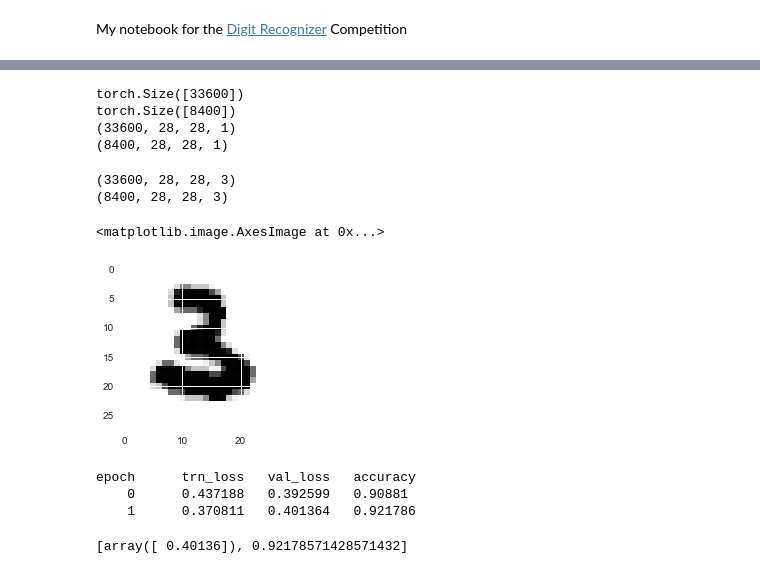
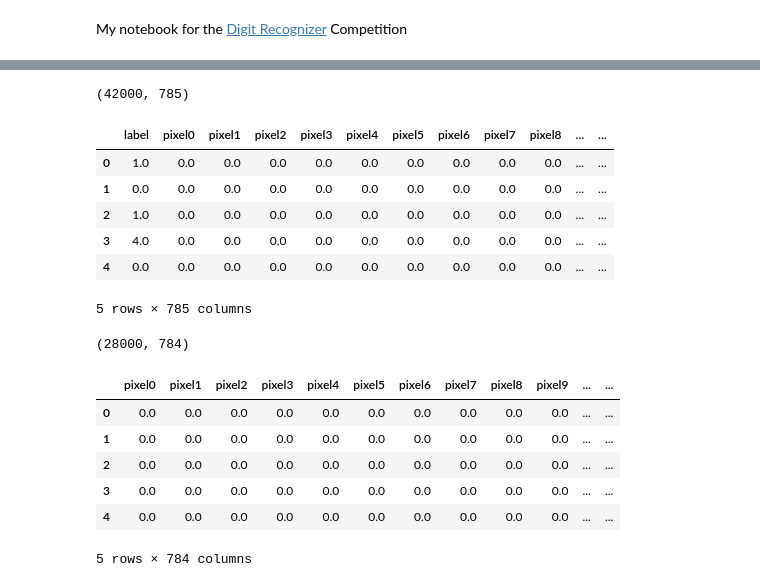
Before and after one commit to iacutone/kaggle, a Jupyter notebook: digit-recognizer/digit-recognizer.ipynb, the cells around one changed output, grey strips where cells are left out. Cells and saved outputs as stored; diff of their text form; code cells hidden in the pictures.

```diff
--- a/digit-recognizer/digit-recognizer.ipynb
+++ b/digit-recognizer/digit-recognizer.ipynb
@@ -90,36 +29,28 @@ X_train, X_valid = split_vals(train_imgs, n_trn)
-# %%
-print(y_train.shape)
-print(y_valid.shape)
-print(X_train.shape)
-print(X_valid.shape)
-# %% [output]
-torch.Size([33600])
-torch.Size([8400])
-(33600, 28, 28, 1)
-(8400, 28, 28, 1)
-# %%
-X_train_3 = np.broadcast_to(X_train, (33600, 28, 28, 3))
-X_valid_3 = np.broadcast_to(X_valid, (8400, 28, 28, 3))
-print(X_train_3.shape)
-print(X_valid_3.shape)
-# %% [output]
-(33600, 28, 28, 3)
-(8400, 28, 28, 3)
-# %%
-plt.imshow(X_valid_3[10,:,:,1])
-# %% [output]
-<matplotlib.image.AxesImage at 0x...>
-[figure, removed]
-# %%
-arch=resnet50
-sz=28
-bs=32
-
-data = ImageClassifierData.from_arrays(PATH, trn=(X_train_3, y_train), val=(X_valid_3, y_valid), bs=bs, tfms=tfms_from_model(arch, sz))
-learn = ConvLearner.pretrained(arch, data, precompute=True)
-learn.fit(0.01, 2)
-# %% [output]
-epoch      trn_loss   val_loss   accuracy
-    0      0.437188   0.392599   0.90881
-    1      0.370811   0.401364   0.921786
-[array([ 0.40136]), 0.92178571428571432]
+# %%
+train_df = pd.read_csv("./data/train.csv", dtype = np.float32)
+
+print(train_df.shape)
+train_df.head()
+# %% [output]
+(42000, 785)
+|  | label | pixel0 | pixel1 | pixel2 | pixel3 | pixel4 | pixel5 | pixel6 | pixel7 | pixel8 | ... | ... |
+| 0 | 1.0 | 0.0 | 0.0 | 0.0 | 0.0 | 0.0 | 0.0 | 0.0 | 0.0 | 0.0 | ... | ... |
+| 1 | 0.0 | 0.0 | 0.0 | 0.0 | 0.0 | 0.0 | 0.0 | 0.0 | 0.0 | 0.0 | ... | ... |
+| 2 | 1.0 | 0.0 | 0.0 | 0.0 | 0.0 | 0.0 | 0.0 | 0.0 | 0.0 | 0.0 | ... | ... |
+| 3 | 4.0 | 0.0 | 0.0 | 0.0 | 0.0 | 0.0 | 0.0 | 0.0 | 0.0 | 0.0 | ... | ... |
+| 4 | 0.0 | 0.0 | 0.0 | 0.0 | 0.0 | 0.0 | 0.0 | 0.0 | 0.0 | 0.0 | ... | ... |
+5 rows × 785 columns
+# %%
+test_df = pd.read_csv("./data/test.csv", dtype = np.float32)
+
+print(test_df.shape)
+test_df.head()
+# %% [output]
+(28000, 784)
+|  | pixel0 | pixel1 | pixel2 | pixel3 | pixel4 | pixel5 | pixel6 | pixel7 | pixel8 | pixel9 | ... | ... |
+| 0 | 0.0 | 0.0 | 0.0 | 0.0 | 0.0 | 0.0 | 0.0 | 0.0 | 0.0 | 0.0 | ... | ... |
+| 1 | 0.0 | 0.0 | 0.0 | 0.0 | 0.0 | 0.0 | 0.0 | 0.0 | 0.0 | 0.0 | ... | ... |
+| 2 | 0.0 | 0.0 | 0.0 | 0.0 | 0.0 | 0.0 | 0.0 | 0.0 | 0.0 | 0.0 | ... | ... |
+| 3 | 0.0 | 0.0 | 0.0 | 0.0 | 0.0 | 0.0 | 0.0 | 0.0 | 0.0 | 0.0 | ... | ... |
+| 4 | 0.0 | 0.0 | 0.0 | 0.0 | 0.0 | 0.0 | 0.0 | 0.0 | 0.0 | 0.0 | ... | ... |
+5 rows × 784 columns
```
Also changed, not shown: parts of 43 cells of this notebook.
